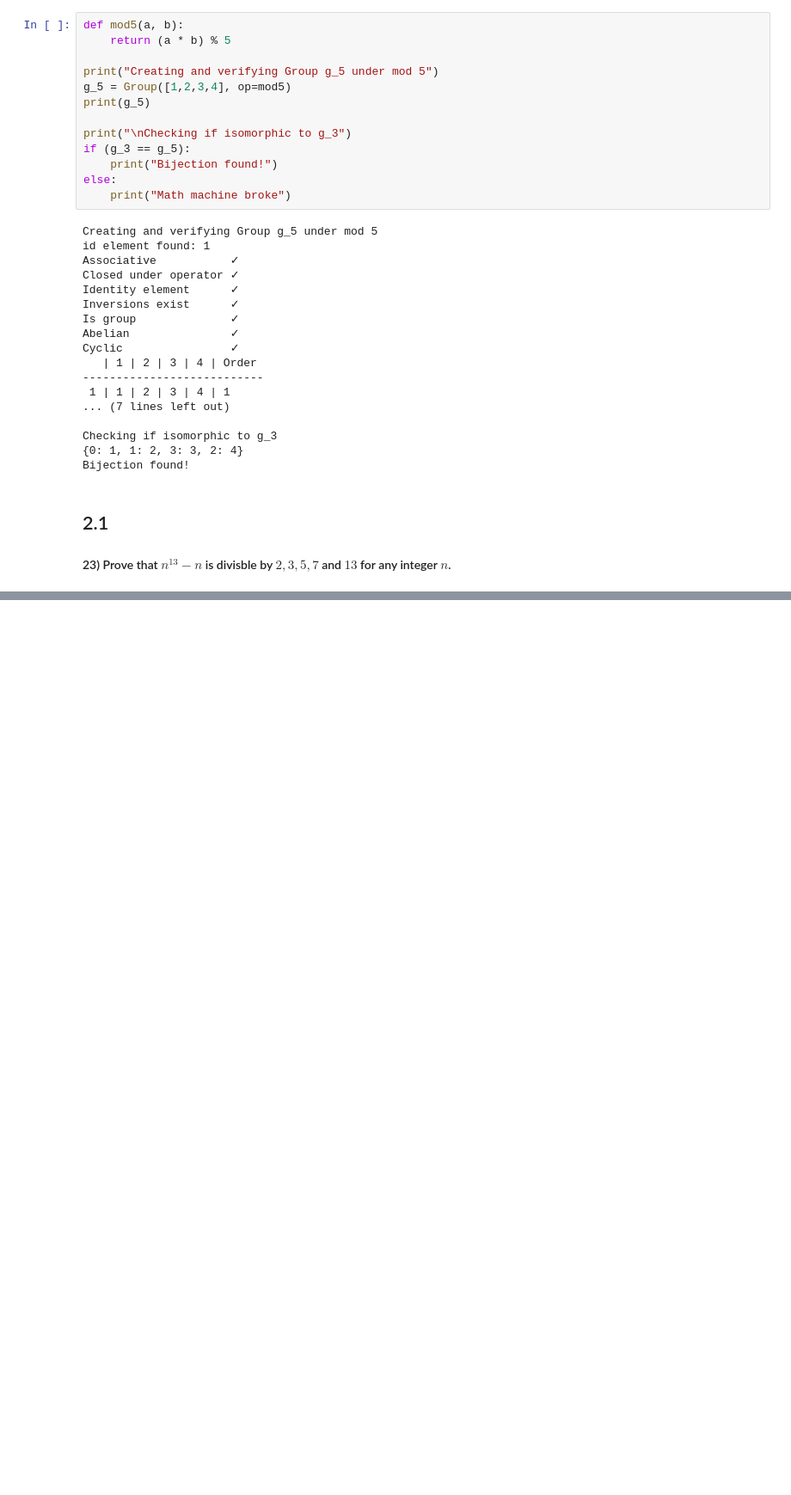
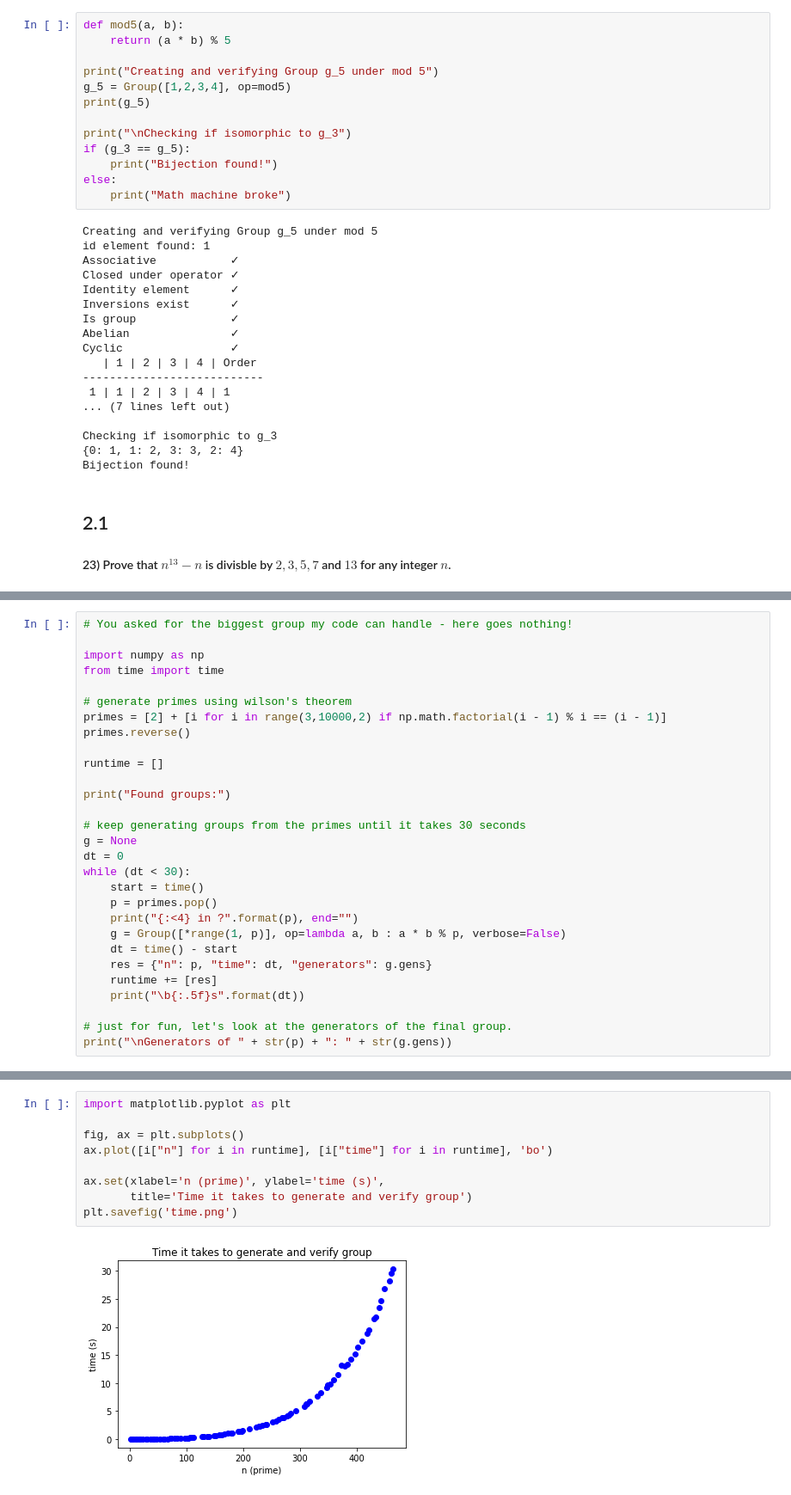
Before and after one commit to gcrois/NumberTheoryHW, a Jupyter notebook: hw3/NumberTheoryHW3.ipynb, the cells around one changed output, grey strips where cells are left out. Shown: that part at 86% size. Saved outputs shown, nothing was run; the diff lists cells and outputs as text; blank space fills up the shorter version.

```diff
--- a/hw3/NumberTheoryHW3.ipynb
+++ b/hw3/NumberTheoryHW3.ipynb
@@ -565,0 +426,29 @@ for i in gen_biject(abby.labels, Z_7.labels):
+# %%
+# You asked for the biggest group my code can handle - here goes nothing!
+
+import numpy as np
+from time import time
+
+# generate primes using wilson's theorem
+primes = [2] + [i for i in range(3,10000,2) if np.math.factorial(i - 1) % i == (i - 1)]
+primes.reverse()
+
+runtime = []
+
+print("Found groups:")
+
+# keep generating groups from the primes until it takes 30 seconds
+g = None
+dt = 0
+while (dt < 30):
+    start = time()
+    p = primes.pop()
+    print("{:<4} in ?".format(p), end="")
+    g = Group([*range(1, p)], op=lambda a, b : a * b % p, verbose=False)
+    dt = time() - start
+    res = {"n": p, "time": dt, "generators": g.gens}
+    runtime += [res]
+    print("\b{:.5f}s".format(dt))
+
+# just for fun, let's look at the generators of the final group.
+print("\nGenerators of " + str(p) + ": " + str(g.gens))
@@ -565,0 +473,11 @@ for i in gen_biject(abby.labels, Z_7.labels):
+# %%
+import matplotlib.pyplot as plt
+
+fig, ax = plt.subplots()
+ax.plot([i["n"] for i in runtime], [i["time"] for i in runtime], 'bo')
+
+ax.set(xlabel='n (prime)', ylabel='time (s)',
+       title='Time it takes to generate and verify group')
+plt.savefig('time.png')
+# %% [output]
+[figure, added]
```
Also changed, not shown: parts of 22 cells of this notebook, 2 other files.
